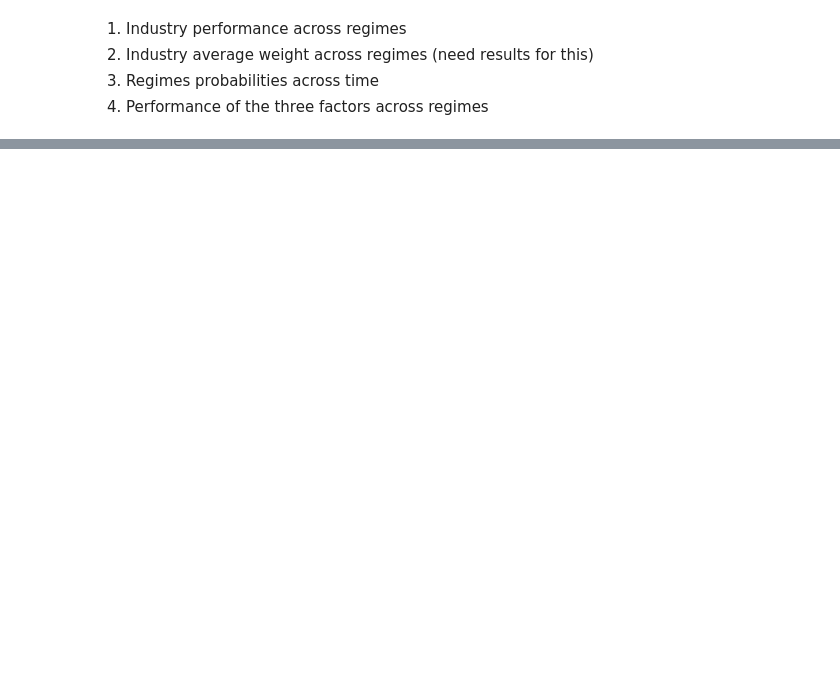
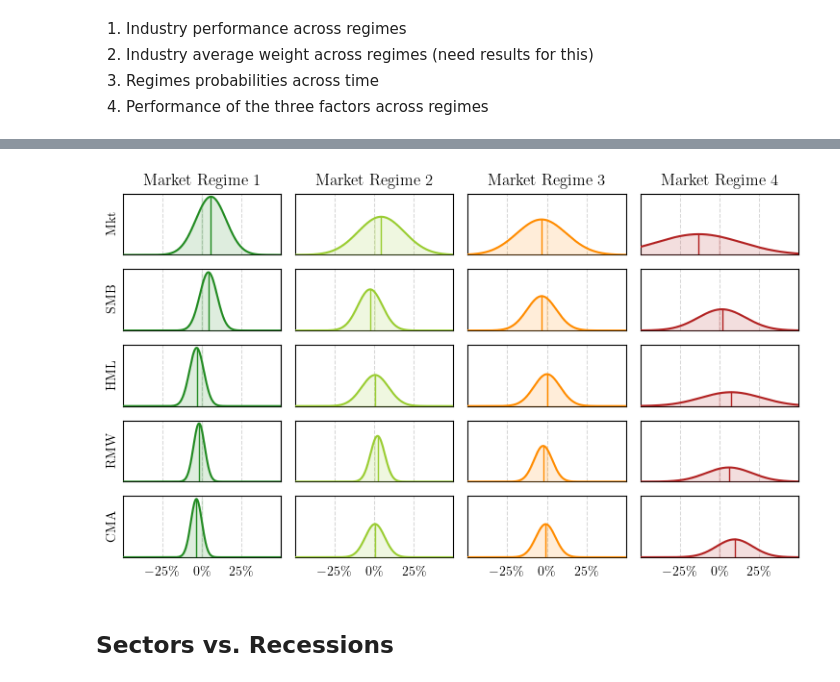
Before and after one commit to fcoibanez/regimeaware, a Jupyter notebook: notebooks/figures.ipynb, the cells around one changed output, grey strips where cells are left out. Drawn from its saved outputs; the diff is of its cells as text; code cells hidden in the pictures; blank space fills up the shorter version.

```diff
--- a/notebooks/figures.ipynb
+++ b/notebooks/figures.ipynb
@@ -323,0 +191,36 @@ rt
+# %%
+X_long = X.melt(ignore_index=False).reset_index().set_index(['factor', 'state']).sort_index().loc[cfg.factor_set].squeeze()
+S_long = S.melt(ignore_index=False).reset_index().set_index(['factor', 'state']).sort_index().loc[cfg.factor_set].squeeze()
+
+fig, axs = plt.subplots(nrows=5, ncols=4, figsize=(width, height), sharex=True, sharey='row')
+x_axis = np.arange(-1, 1, 0.001)
+cmap_dict = dict(zip(S.columns, cmap))
+
+for labels, ax in zip(S_long.index, axs.flatten()):
+    dist_vals = norm.pdf(x_axis, X.loc[labels], S.loc[labels])
+    dist_vals = dist_vals / sum(dist_vals)
+    ax.plot(x_axis, dist_vals, color=cmap_dict[labels[1]], zorder=25)
+    ax.fill_betweenx(dist_vals, x_axis, color=cmap_dict[labels[1]], alpha=.15, zorder=20)
+    ax.set_ylim((0, ax.get_ylim()[1]))
+    ax.grid(ls='--', zorder=-25, lw=.75, alpha=.5)
+    ax.axvline(x=X.loc[labels], ymin=0, ymax=max(dist_vals) / ax.get_ylim()[1], zorder=10, color=cmap_dict[labels[1]], lw=1, ls='-')
+    ax.xaxis.set_major_formatter(mtick.PercentFormatter(xmax=1, decimals=0))
+    ax.tick_params(axis='both', bottom=False, left=False)
+    ax.set_xlim(-.5, .5)
+    ax.set_xticks([-.25, 0, .25])
+    ax.set_yticks([])
+
+for i, state in enumerate(X.columns):
+    axs[0, i].set_title(state)
+
+for i, factor in enumerate(cfg.factor_set):
+    axs[i, 0].set_ylabel(factor_labels[factor])
+
+plt.tight_layout()
+# fig.subplots_adjust(wspace=0, hspace=0)
+plt.savefig(f"{cfg.fldr}/img/state_dist_factors.pdf", dpi=dpi, bbox_inches='tight')
+plt.show()
+# %% [output]
+[figure, added]
+# %% [markdown]
+## Sectors vs. Recessions
```
Also changed, not shown: parts of 31 cells of this notebook, 1 other file.
